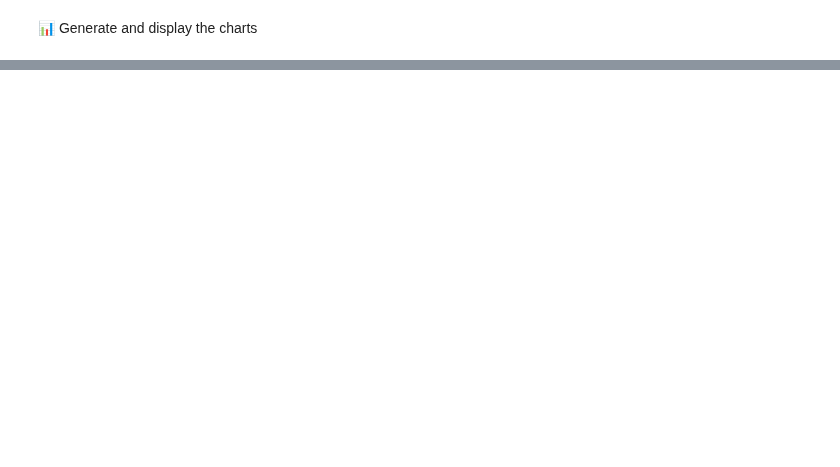
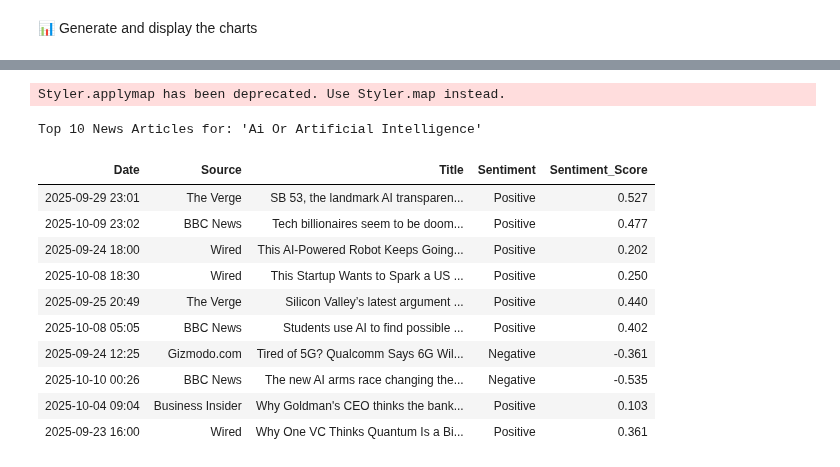
Before and after one commit to norikokono/Kaggle, a Jupyter notebook: newsbot.ipynb, the cells around one changed output, grey strips where cells are left out. Cells and saved outputs as stored; diff of their text form; code cells hidden in the pictures; blank space fills up the shorter version.

```diff
--- a/newsbot.ipynb
+++ b/newsbot.ipynb
@@ -1034,0 +1141,20 @@ fig3.show()
+# %%
+# 4. Data Processing and DataFrame Creation
+if articles:
+    news_df = pd.DataFrame(articles)
+
+    # Extract source name
+    news_df['source_name'] = news_df['source'].apply(lambda x: x['name'] if isinstance(x, dict) and 'name' in x else 'Unknown')
+    news_df.drop('source', axis=1, inplace=True)
+
+    # Convert date to datetime object
+    news_df['publishedAt'] = pd.to_datetime(news_df['publishedAt'], utc=True)
+
+    # Select and rename relevant columns
+    news_df = news_df[['publishedAt', 'source_name', 'title', 'description', 'url', 'content']]
+    news_df.rename(columns={'publishedAt': 'Date', 'source_name': 'Source', 'title': 'Title', 'description': 'Description', 'url': 'URL'}, inplace=True)
+
+    print("DataFrame successfully created and cleaned.")
+    print(f"DataFrame Shape: {news_df.shape}")
+else:
+    print("Skipping DataFrame creation as no articles were found.")
@@ -1034,0 +1194,46 @@ fig3.show()
+# %%
+# 6. Styled Data Preview for Readability
+
+if 'news_df' in locals() and not news_df.empty:
+
+    # Define a helper function to color sentiment scores
+    def color_sentiment(val):
+        """Applies a color gradient based on the sentiment score."""
+        if val >= 0.05:
+            # Green for Positive
+            color = '#90EE90'
+        elif val <= -0.05:
+            # Light Red for Negative
+            color = '#F08080'
+        else:
+            # Neutral/Grey
+            color = '#D3D3D3'
+        return f'background-color: {color}'
+
+    # Prepare DataFrame for display: show only key columns
+    display_cols = ['Date', 'Source', 'Title', 'Sentiment', 'Sentiment_Score']
+    styled_df = news_df[display_cols].head(10).style \
+        .set_caption(f"Top 10 News Articles for: '{search_query.title()}'") \
+        .applymap(color_sentiment, subset=['Sentiment_Score']) \
+        .background_gradient(cmap='viridis', subset=['Sentiment_Score']) \
+        .format({'Date': lambda t: t.strftime('%Y-%m-%d %H:%M'), 'Sentiment_Score': "{:.3f}"}) \
+        .set_properties(**{'font-size': '10pt', 'border-color': 'lightgrey'}) \
+        .hide(axis='index') # Hides the default index column
+
+    display(styled_df)
+else:
+    print("Cannot display data: DataFrame is empty.")
+# %% [output]
+Styler.applymap has been deprecated. Use Styler.map instead.
+Top 10 News Articles for: 'Ai Or Artificial Intelligence'
+| Date | Source | Title | Sentiment | Sentiment_Score |
+| 2025-09-29 23:01 | The Verge | SB 53, the landmark AI transparen... | Positive | 0.527 |
+| 2025-10-09 23:02 | BBC News | Tech billionaires seem to be doom... | Positive | 0.477 |
+| 2025-09-24 18:00 | Wired | This AI-Powered Robot Keeps Going... | Positive | 0.202 |
+| 2025-10-08 18:30 | Wired | This Startup Wants to Spark a US ... | Positive | 0.250 |
+| 2025-09-25 20:49 | The Verge | Silicon Valley’s latest argument ... | Positive | 0.440 |
+| 2025-10-08 05:05 | BBC News | Students use AI to find possible ... | Positive | 0.402 |
+| 2025-09-24 12:25 | Gizmodo.com | Tired of 5G? Qualcomm Says 6G Wil... | Negative | -0.361 |
+| 2025-10-10 00:26 | BBC News | The new AI arms race changing the... | Negative | -0.535 |
+| 2025-10-04 09:04 | Business Insider | Why Goldman's CEO thinks the bank... | Positive | 0.103 |
+| 2025-09-23 16:00 | Wired | Why One VC Thinks Quantum Is a Bi... | Positive | 0.361 |
```
Also changed, not shown: parts of 14 cells of this notebook.
